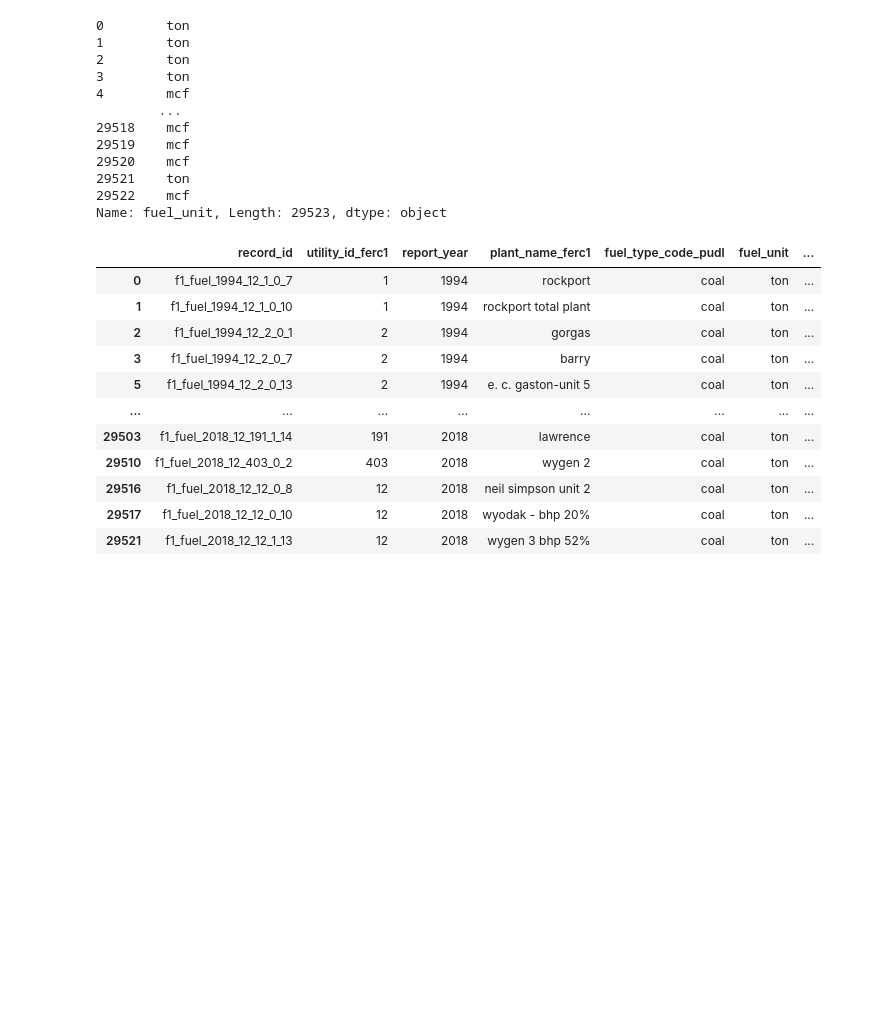
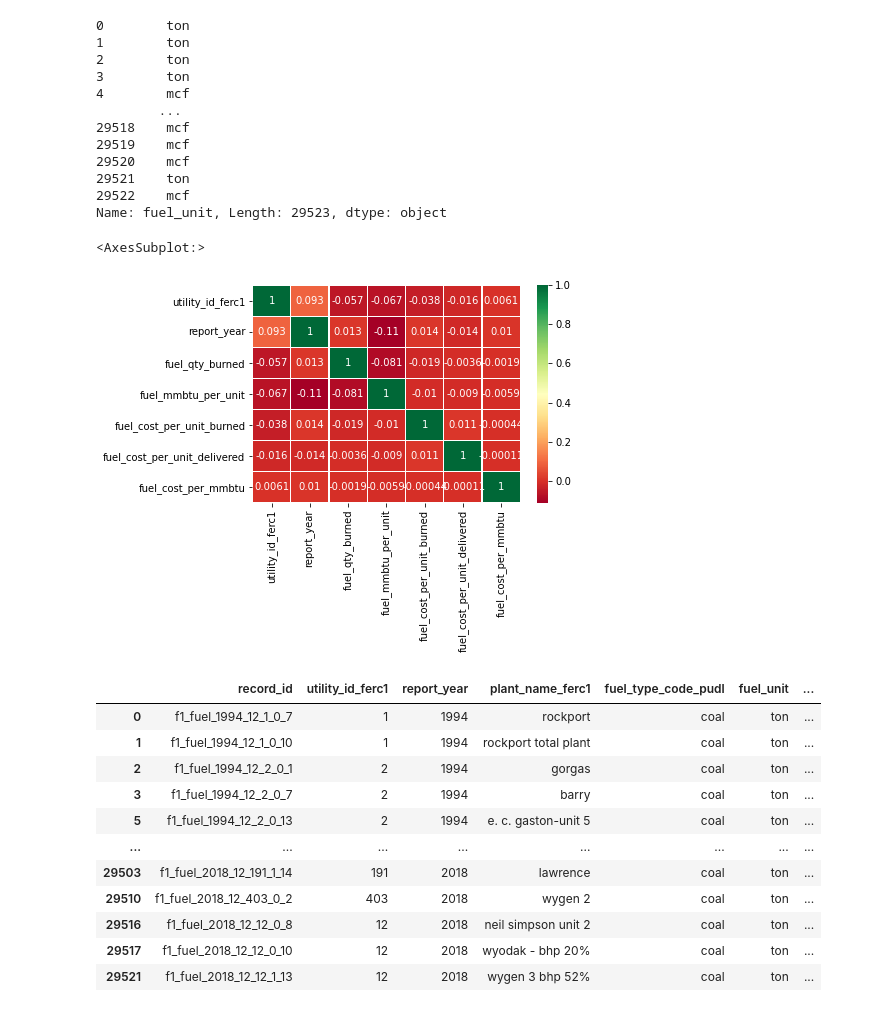
Before and after one commit to Humphery7/EDA-and-Insights-from-Datasets, a Jupyter notebook: Hamoye HQ.ipynb, the cells around one changed output. Cells and saved outputs as stored; diff of their text form; code cells hidden in the pictures; blank space fills up the shorter version.

```diff
--- a/Hamoye HQ.ipynb
+++ b/Hamoye HQ.ipynb
@@ -91,7 +91,10 @@ Name: fuel_unit, Length: 29523, dtype: object
 # %%
 import matplotlib.pyplot as plt
 import seaborn as sns
-#sns.heatmap(data.corr(),linewidth=0.2,annot=True,cmap='RdYlGn')
+sns.heatmap(data.corr(),linewidth=0.2,annot=True,cmap='RdYlGn')
+# %% [output]
+<AxesSubplot:>
+[figure, added]
 # %%
 data2 = data.groupby('fuel_type_code_pudl')
 # %%
```
